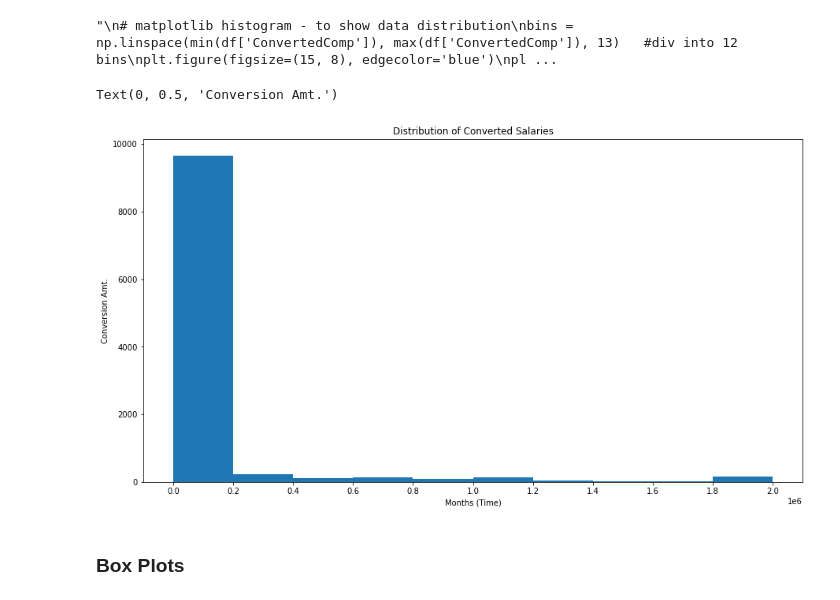
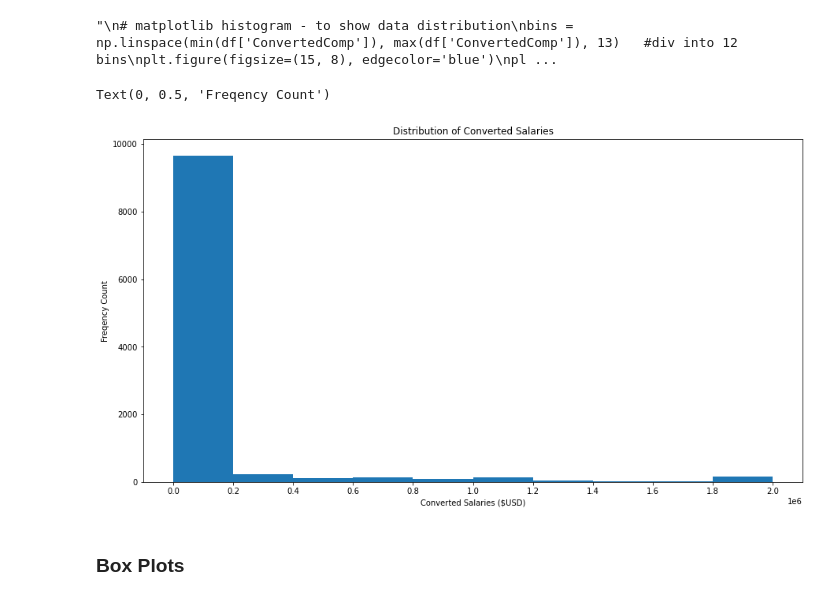
Before and after one commit to bahamalytixs/Capstone-Module, a Jupyter notebook: HR-M4DataVisualization-lab-Final.ipynb, the cells around one changed output. Saved outputs shown, nothing was run; the diff lists cells and outputs as text; code cells hidden in the pictures.

```diff
--- a/HR-M4DataVisualization-lab-Final.ipynb
+++ b/HR-M4DataVisualization-lab-Final.ipynb
@@ -165,21 +198,21 @@ plt.ylabel('Conversion Amt.')
 # %% [output]
 "\n# matplotlib histogram - to show data distribution\nbins = np.linspace(min(df['ConvertedComp']), max(df['ConvertedComp']), 13)   #div into 12 bins\nplt.figure(figsize=(15, 8), edgecolor='blue')\npl ...
 # %%
-#  Concept from Week 2 - HISTOGRAMS
+#  Concept from Week 2 - HISTOGRAMS - Show distribution of converted salaries
 
 count, bin_edges = np.histogram(df['ConvertedComp'].dropna())
 plt.figure(figsize=(15, 8), edgecolor='blue')
 df["ConvertedComp"].plot(kind = 'hist', xticks=bin_edges)
 
 #plt.figure(figsize=(15, 8), edgecolor='blue')
 plt.title("Distribution of Converted Salaries")
-plt.xlabel("Months (Time)")
-plt.ylabel("Conversion Amt.")
+plt.xlabel("Converted Salaries ($USD)")
+plt.ylabel("Freqency Count")
 
 #plt.show()
 # %% [output]
-Text(0, 0.5, 'Conversion Amt.')
+Text(0, 0.5, 'Freqency Count')
-[figure, old version]
+[figure, new version]
 # %% [markdown]
 ### Box Plots
 # %% [markdown]
```
Also changed, not shown: parts of 83 cells of this notebook.
